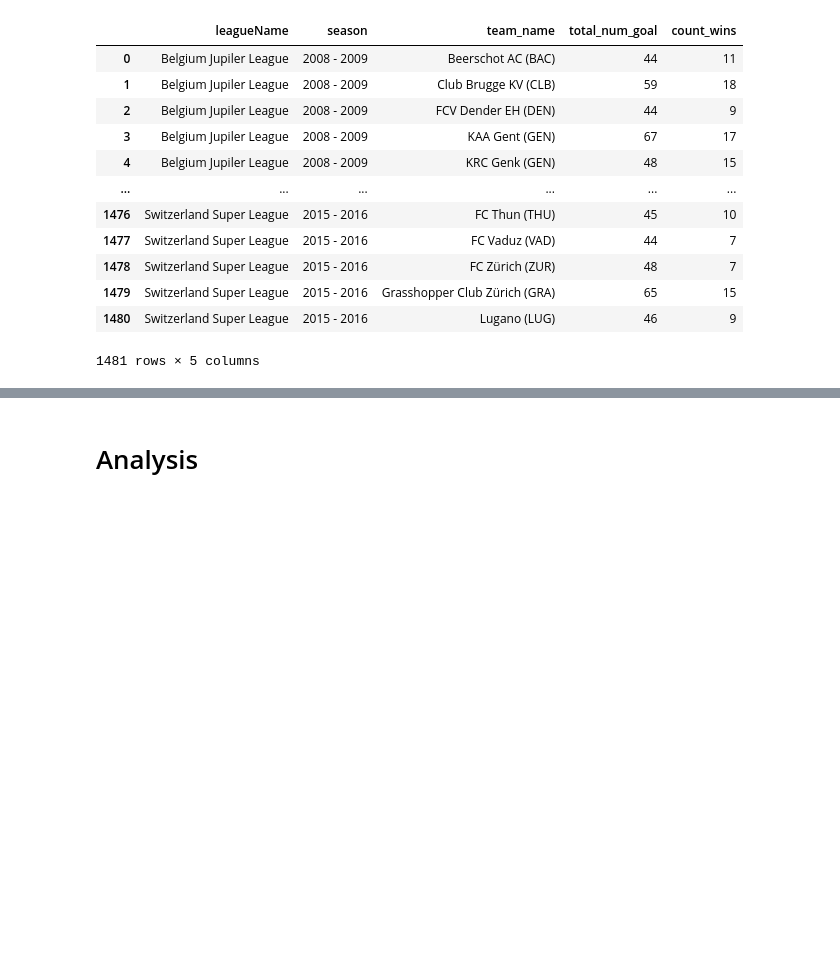
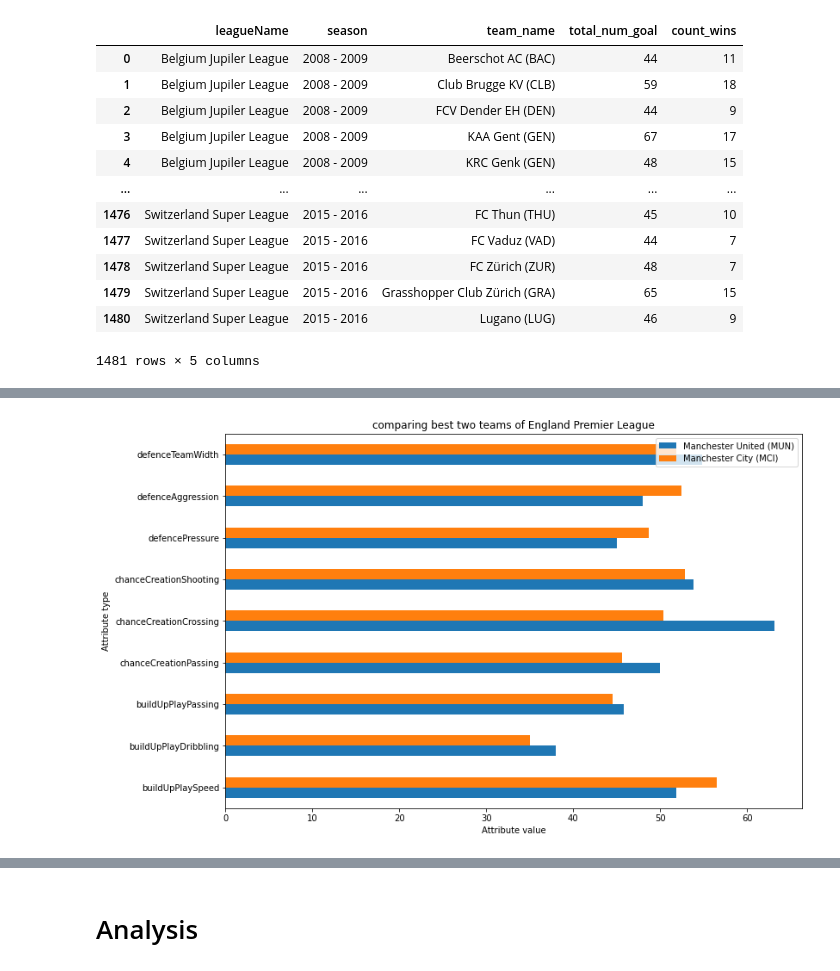
Before and after one commit to Hyej-Kim/cmsc320Final, a Jupyter notebook: cmsc320Final.ipynb, the cells around one changed output, grey strips where cells are left out. Cells and saved outputs as stored; diff of their text form; code cells hidden in the pictures; blank space fills up the shorter version.

```diff
--- a/cmsc320Final.ipynb
+++ b/cmsc320Final.ipynb
@@ -802,0 +851,15 @@ team_goal_won_total
+# %%
+# England Premier League
+compare_attr = pd.DataFrame(data=team_attribute.query('team_name == "Manchester United (MUN)"').mean(),
+                            columns=['Manchester United (MUN)'])
+compare_attr['Manchester City (MCI)'] = team_attribute.query('team_name == "Manchester City (MCI)"').mean()
+compare_attr = compare_attr[3:]
+compare_attr
+
+compare_attr.plot.barh(width=0.50, figsize=(12,8))
+plt.title('comparing best two teams of England Premier League')
+plt.ylabel('Attribute type')
+plt.xlabel('Attribute value')
+plt.legend(loc = 0);
+# %% [output]
+[figure, added]
```
Also changed, not shown: parts of 25 cells of this notebook.
